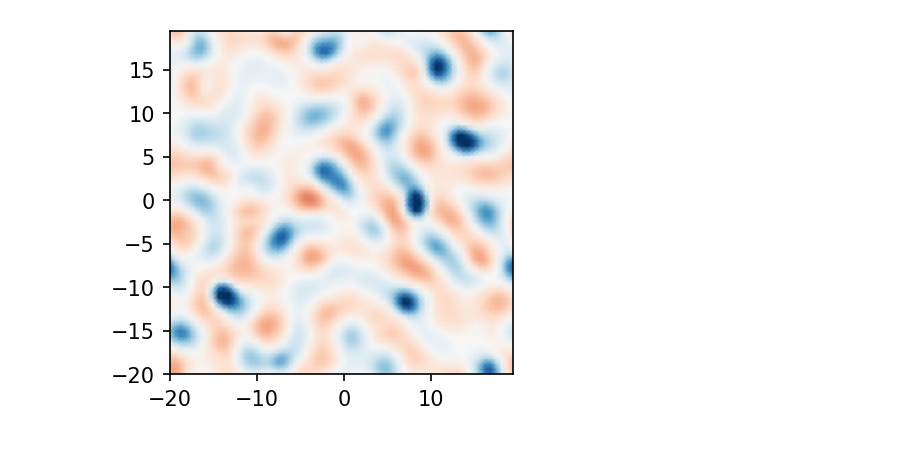
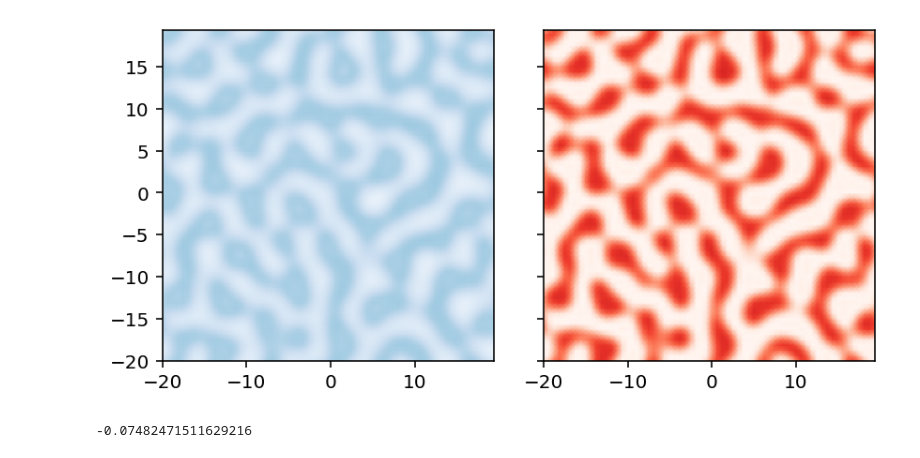
Before and after one commit to dsseara/sociohydro, a Jupyter notebook: sim/meanField/dedalus/2023-12-01_schelling2DTest.ipynb, the cells around one changed output. Cells and saved outputs as stored; diff of their text form; code cells hidden in the pictures.

```diff
--- a/sim/meanField/dedalus/2023-12-01_schelling2DTest.ipynb
+++ b/sim/meanField/dedalus/2023-12-01_schelling2DTest.ipynb
@@ -19,14 +19,14 @@ import warnings
 import scipy.special as special
 # %%
 # for savefiles name
-savefolder = "/Users/danny/Google Drive/My Drive/uchicago/sociohydro/2023-12-01_schelling2DDedalus"
+savefolder = "/Users/danny/Google Drive/My Drive/uchicago/sociohydro/2024-05-29_sociohydro2D"
 shutil.rmtree(savefolder, ignore_errors=True)
 
 # simulation parameters
 L = 40
 N = 64
-t_stop = 500
-Δt = 1e-2
+t_stop = 100
+Δt = 1e-3
 dealias = 3/2
 timestepper = d3.SBDF2
 dtype = np.float64
@@ -46,8 +46,8 @@ k = 2 * np.pi / λ
 
 # Schelling model parameters
 D = 0.1
-ΓA = 0.1
-ΓB = 0.1
+ΓA = 1
+ΓB = 1
 
 # 2D bases
 coords = d3.CartesianCoordinates('x', 'y')
@@ -72,17 +72,15 @@ grad = lambda A: d3.grad(A)
 # linear utility function
 kaa = 1.0
 kab = 1.0
-kba = -1.0
+kba = 11.0
 kbb = 1.0
 πA = kaa * ϕA + kab * ϕB
 πB = kba * ϕA + kbb * ϕB
-grad_ϕA = grad(ϕA) + tauA1
-
 
 ### Schelling ####
 # add equation
-problem.add_equation("dt(ϕA) - D*lap(ϕA) = -trace(grad(μA * grad(πA) + ΓA * μA * grad(lap(ϕA))))")
-problem.add_equation("dt(ϕB) - D*lap(ϕB) = -trace(grad(μB * grad(πB) + ΓB * μB * grad(lap(ϕB))))")
+problem.add_equation("dt(ϕA) - D*lap(ϕA) = D * (-ϕB * lap(ϕA) + ϕA * lap(ϕB)) - trace(grad(μA * grad(πA) + ΓA * μA * grad(lap(ϕA))))")
+problem.add_equation("dt(ϕB) - D*lap(ϕB) = D * (-ϕA * lap(ϕB) + ϕB * lap(ϕA)) - trace(grad(μB * grad(πB) + ΓB * μB * grad(lap(ϕB))))")
 # problem.add_equation("dt(ϕA) - D*lap(ϕA) = -grad(ϕA) @ grad(πA) - ϕA * lap(πA) - ΓA * (grad(ϕA) @ grad(lap(ϕA)) + ϕA * lap(lap(ϕA)))")
 # problem.add_equation("dt(ϕB) - D*lap(ϕB) = -grad(ϕB) @ grad(πB) - ϕB * lap(πB) - ΓB * (grad(ϕB) @ grad(lap(ϕB)) + ϕB * lap(lap(ϕB)))")
 #################
@@ -159,24 +160,28 @@ for file in files:
         ϕA = d['tasks']['phiA'][()]
         ϕB = d['tasks']['phiB'][()]
 # %%
-fig, ax = plt.subplots(dpi=150, figsize=(3, 3))
-ax.set_aspect(1)
+fig, ax = plt.subplots(1, 2, dpi=144, figsize=(6, 3), sharey=True)
+ax[0].set_aspect(1)
+ax[1].set_aspect(1)
 plt.tight_layout()
 
 # initialize line
-c = ax.pcolormesh(x, y, ϕA[0] - ϕB[0], cmap="RdBu",
-                  vmin=-0.75, vmax=0.75, rasterized=True, shading="gouraud")
+cA = ax[0].pcolormesh(x, y, ϕA[0], cmap="Blues",
+                  vmin=0, vmax=1, rasterized=True, shading="gouraud")
+cB = ax[1].pcolormesh(x, y, ϕB[0], cmap="Reds",
+                  vmin=0, vmax=1, rasterized=True, shading="gouraud")
 # cax = ax.inset_axes([1.05, 0.0, 0.05, 1])
 # fig.colorbar(c, ax=ax, cax=cax)
 
 def animate(i):
-    c.set_array((ϕA[i] - ϕB[i]).flatten())
+    cA.set_array(ϕA[i].flatten())
+    cB.set_array(ϕB[i].flatten())
 
-    return [c]
+    return [cA, cB]
 
-anim = animation.FuncAnimation(fig, animate,
-                               frames=len(ϕA), interval=40, blit=True)
-anim.save("/Users/danny/Google Drive/My Drive/uchicago/sociohydro/2023-12-01_2DdedalusSim.mp4")
+anim = animation.FuncAnimation(fig, animate, frames=len(ϕA),
+                               interval=40, blit=True)
+# anim.save("/Users/danny/Google Drive/My Drive/uchicago/sociohydro/2023-12-01_2DdedalusSim.mp4")
 
 HTML(anim.to_html5_video())
 # %% [output]
@@ -187,2 +190,6 @@ HTML(anim.to_html5_video())
 [interactive output not drawn]
-[figure, old version]
+[figure, new version]
+# %%
+ϕB.min()
+# %% [output]
+-0.07482471511629216
```
Also changed, not shown: parts of 2 cells of this notebook, 1 other file.
